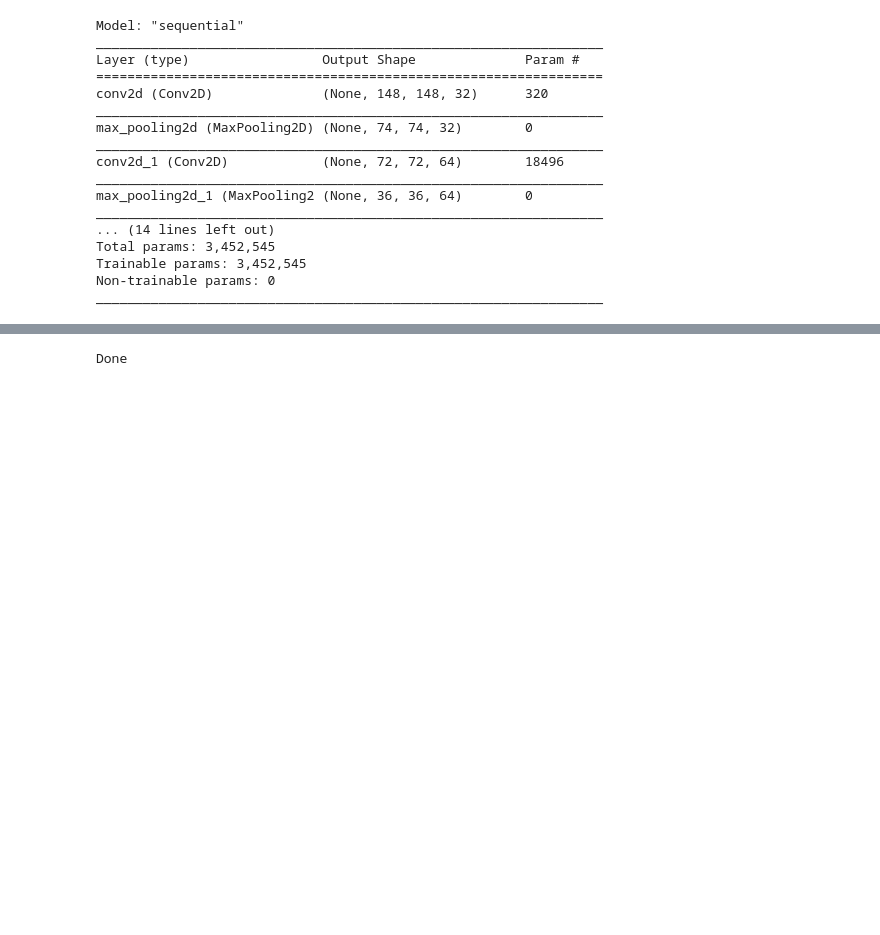
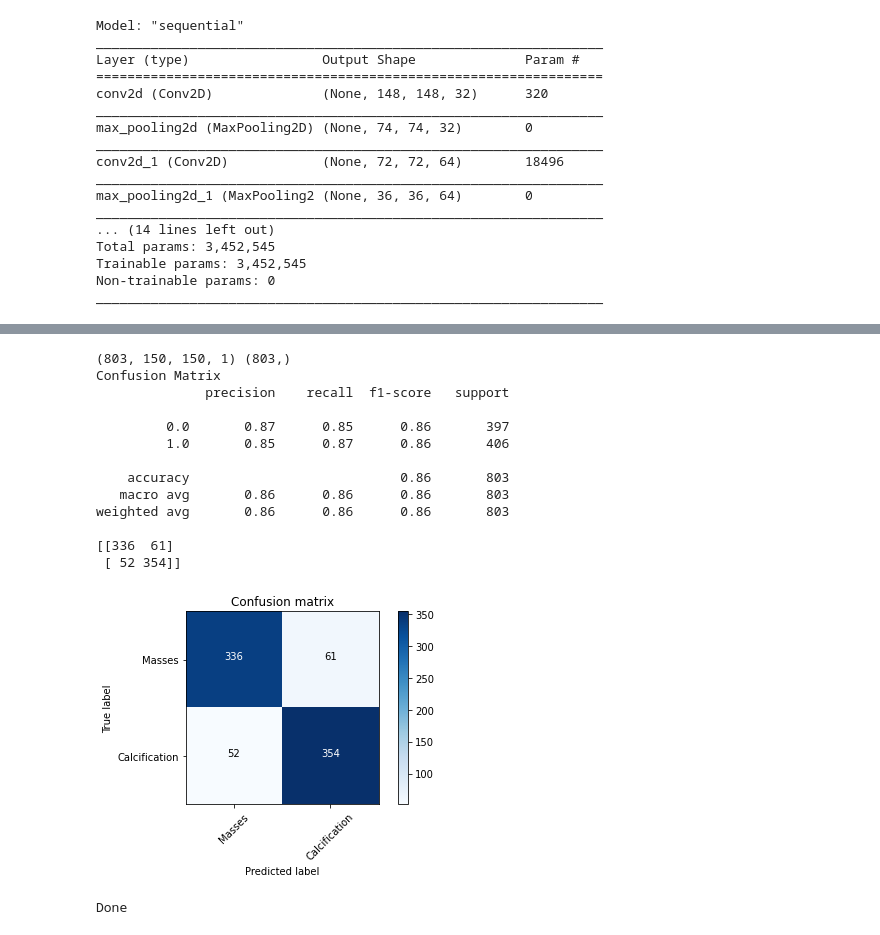
Before and after one commit to MarshaGomez/CNN-Medical-Imaging-Analysis, a Jupyter notebook: Code/Scratch_CNN_masses_vs_calc.ipynb, the cells around one changed output, grey strips where cells are left out. Drawn from its saved outputs; the diff is of its cells as text; code cells hidden in the pictures; blank space fills up the shorter version.

```diff
--- a/Code/Scratch_CNN_masses_vs_calc.ipynb
+++ b/Code/Scratch_CNN_masses_vs_calc.ipynb
@@ -457,3 +487,25 @@ Epoch 100/100
+# %%
+# Print confusion matrix  dfsd
+classes = ["Masses", "Calcification"]
+batch_size = 11
+print(valid_images_split.shape, valid_labels_split.shape)
+
+plot_confusion_matrix(classes, valid_datagen, valid_images_split, valid_labels_split, batch_size)
+# %% [output]
+(803, 150, 150, 1) (803,)
+Confusion Matrix
+              precision    recall  f1-score   support
+
+         0.0       0.87      0.85      0.86       397
+         1.0       0.85      0.87      0.86       406
+
+    accuracy                           0.86       803
+   macro avg       0.86      0.86      0.86       803
+weighted avg       0.86      0.86      0.86       803
+
+[[336  61]
+ [ 52 354]]
+[figure, added]
 # %%
 # Save Model to drive
 models.save_model(model, os.path.join(MODEL_PATH, 'cnn_compilation.h5'))
```
Also changed, not shown: parts of 8 cells of this notebook.
